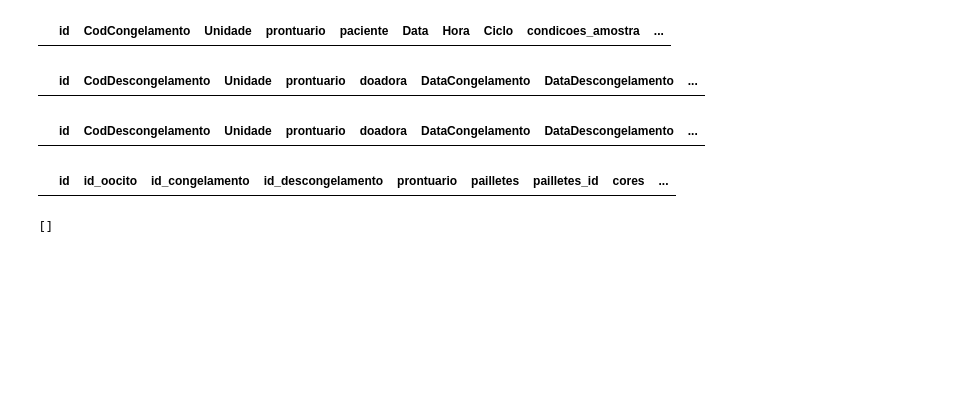
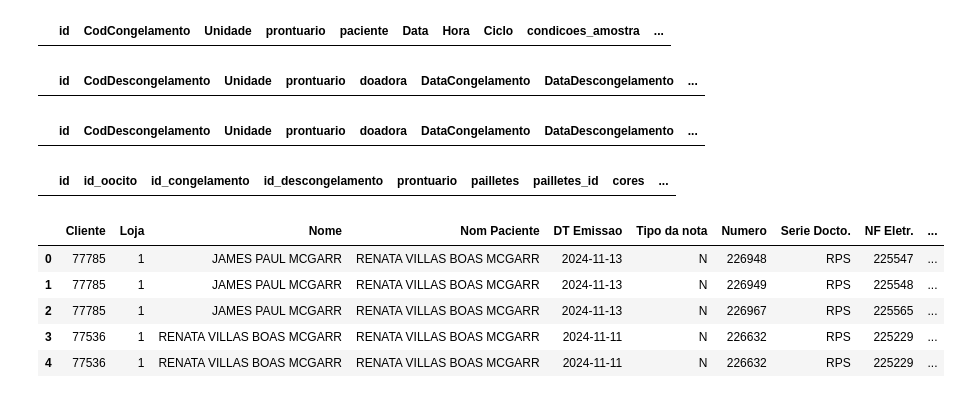
Before and after one commit to bobbypestana/embryoscope-extraction, a Jupyter notebook: finops/explore/explore_finops_v0.ipynb, the cells around one changed output. Drawn from its saved outputs; the diff is of its cells as text; code cells hidden in the pictures; blank space fills up the shorter version.

```diff
--- a/finops/explore/explore_finops_v0.ipynb
+++ b/finops/explore/explore_finops_v0.ipynb
@@ -581,7 +581,7 @@ def find_in_diario_by_all_ids(prontuario: int) -> pd.DataFrame:
 
     try:
         # First, get all records from silver.view_pacientes where codigo=prontuario
-        with duckdb.connect(CLINISYS_DB_PATH, read_only=True) as con:
+        with db.connect(CLINISYS_DB_PATH, read_only=True) as con:
             query_pacientes = f"""
             SELECT *
             FROM silver.view_pacientes
@@ -612,7 +612,7 @@ def find_in_diario_by_all_ids(prontuario: int) -> pd.DataFrame:
 
 
             # Then, get all records from diario_vendas for these codigos
-            with duckdb.connect(HUNTINGTON_DB_PATH, read_only=True) as con:
+            with db.connect(HUNTINGTON_DB_PATH, read_only=True) as con:
                 # Create the IN clause for the query
                 codigos_str = ','.join(map(str, codigos))
 
@@ -763,6 +763,11 @@ embrioes_congelados_df
 # %% [output]
 |  | id | id_oocito | id_congelamento | id_descongelamento | prontuario | pailletes | pailletes_id | cores | ... |
 # %%
-diario_df
+diario_df.head()
 # %% [output]
-[]
+|  | Cliente | Loja | Nome | Nom Paciente | DT Emissao | Tipo da nota | Numero | Serie Docto. | NF Eletr. | ... |
+| 0 | 77785 | 1 | JAMES PAUL MCGARR | RENATA VILLAS BOAS MCGARR | 2024-11-13 | N | 226948 | RPS | 225547 | ... |
+| 1 | 77785 | 1 | JAMES PAUL MCGARR | RENATA VILLAS BOAS MCGARR | 2024-11-13 | N | 226949 | RPS | 225548 | ... |
+| 2 | 77785 | 1 | JAMES PAUL MCGARR | RENATA VILLAS BOAS MCGARR | 2024-11-13 | N | 226967 | RPS | 225565 | ... |
+| 3 | 77536 | 1 | RENATA VILLAS BOAS MCGARR | RENATA VILLAS BOAS MCGARR | 2024-11-11 | N | 226632 | RPS | 225229 | ... |
+| 4 | 77536 | 1 | RENATA VILLAS BOAS MCGARR | RENATA VILLAS BOAS MCGARR | 2024-11-11 | N | 226632 | RPS | 225229 | ... |
```
Also changed, not shown: parts of 7 cells of this notebook, 23 other files.
